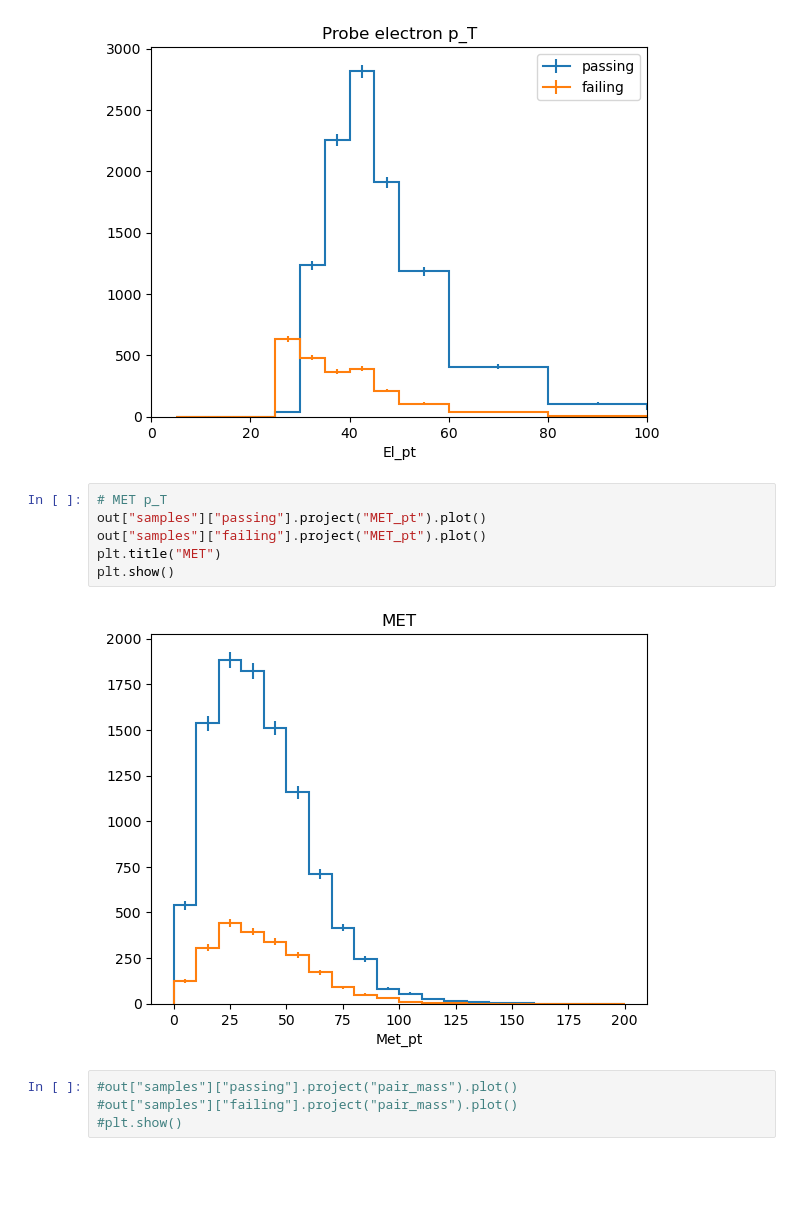
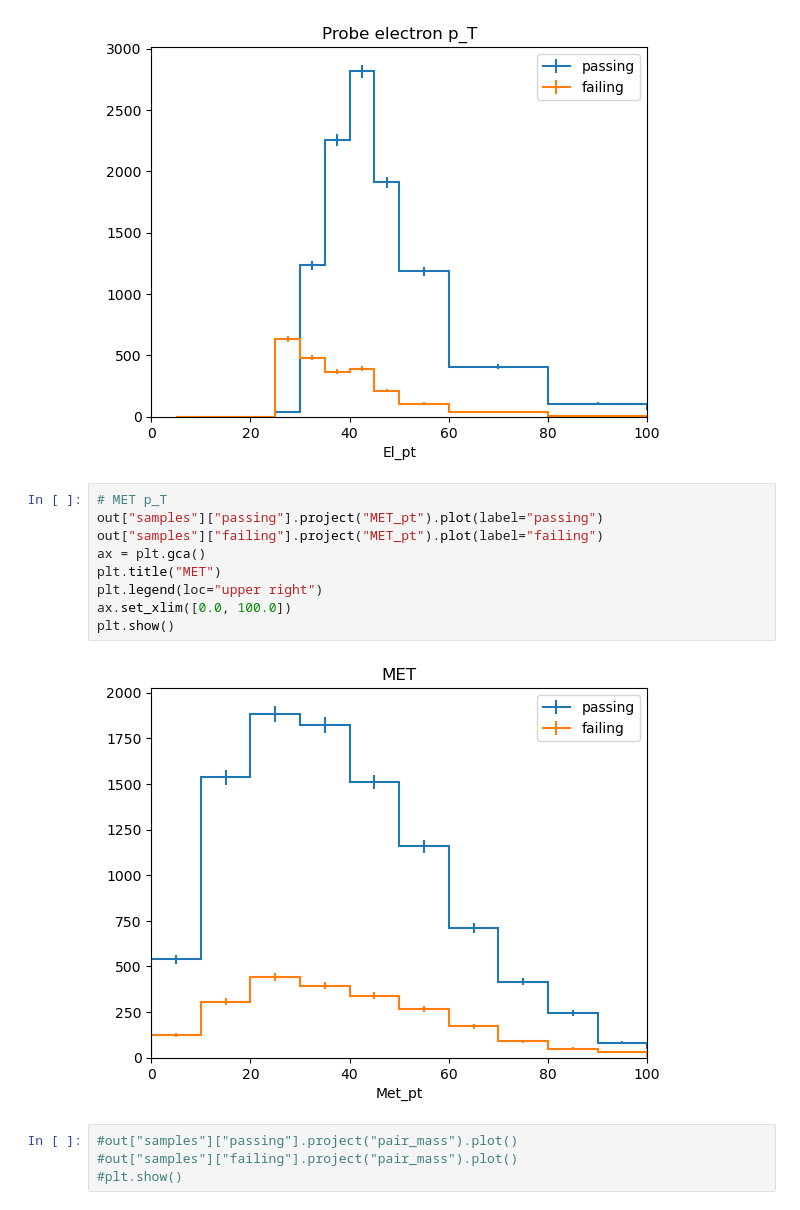
Before and after one commit to caleb-james-smith/egamma-tnp, a Jupyter notebook: notebooks/egamma_nanoaod_test.ipynb, the cells around one changed output. Saved outputs shown, nothing was run; the diff lists cells and outputs as text; blank space fills up the shorter version.

```diff
--- a/notebooks/egamma_nanoaod_test.ipynb
+++ b/notebooks/egamma_nanoaod_test.ipynb
@@ -199,12 +200,15 @@ plt.show()
 [figure]
 # %%
 # MET p_T
-out["samples"]["passing"].project("MET_pt").plot()
-out["samples"]["failing"].project("MET_pt").plot()
+out["samples"]["passing"].project("MET_pt").plot(label="passing")
+out["samples"]["failing"].project("MET_pt").plot(label="failing")
+ax = plt.gca()
 plt.title("MET")
+plt.legend(loc="upper right")
+ax.set_xlim([0.0, 100.0])
 plt.show()
 # %% [output]
-[figure, old version]
+[figure, new version]
 # %%
 #out["samples"]["passing"].project("pair_mass").plot()
 #out["samples"]["failing"].project("pair_mass").plot()
```
Also changed, not shown: parts of 4 cells of this notebook.
